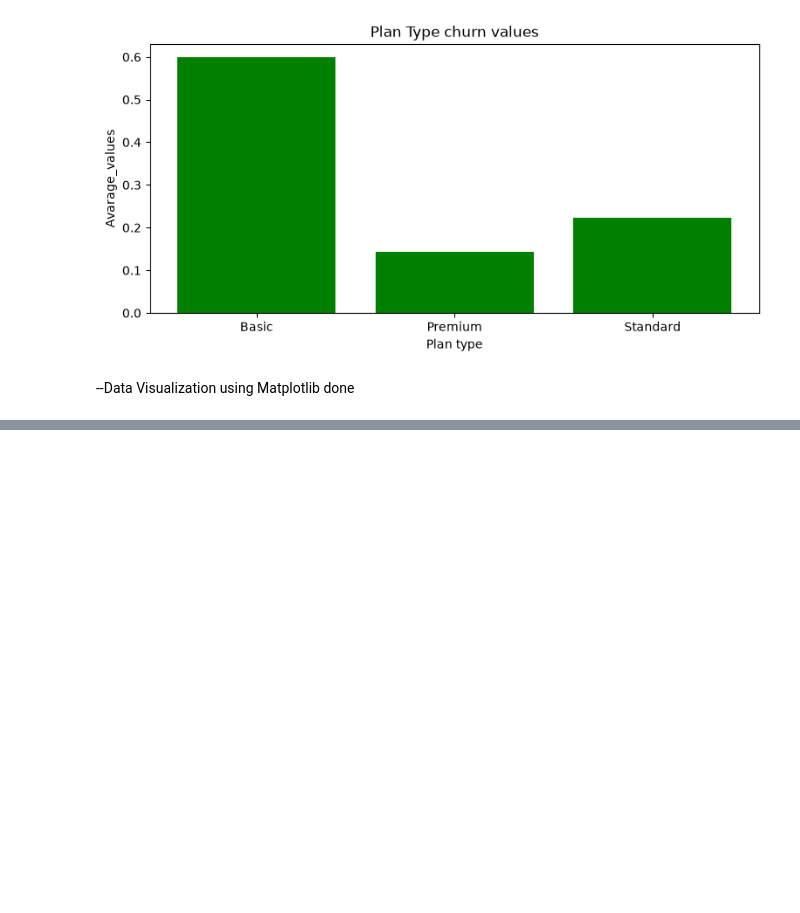
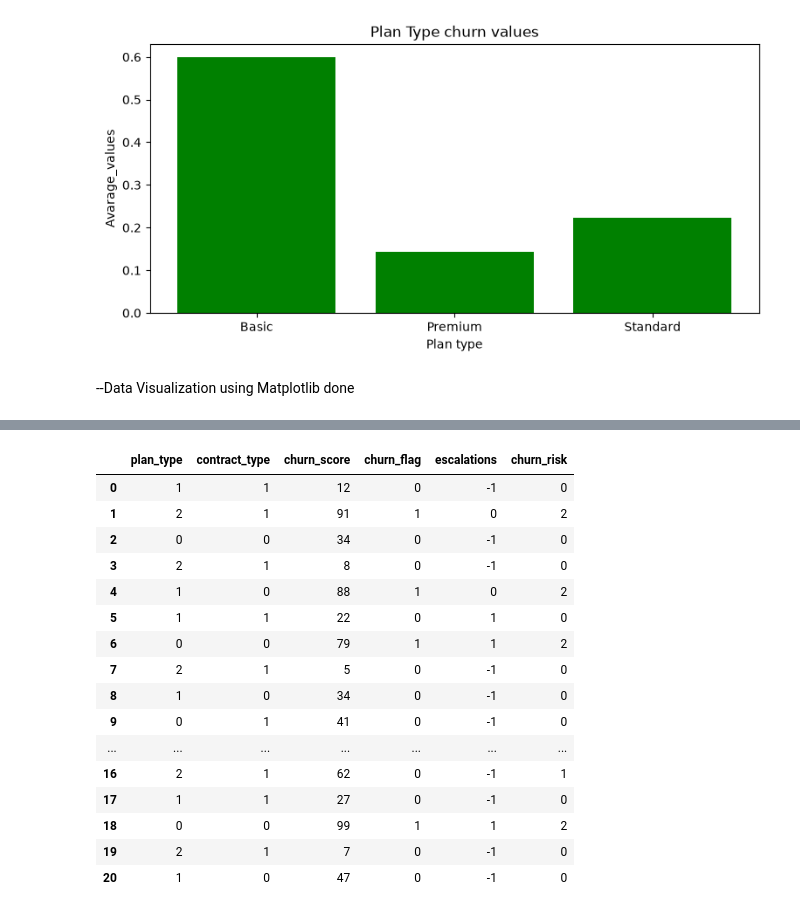
Before and after one commit to Nigam2004/Churn_Analysis, a Jupyter notebook: Churn_analysis.ipynb, the cells around one changed output, grey strips where cells are left out. Cells and saved outputs as stored; diff of their text form; code cells hidden in the pictures; blank space fills up the shorter version.

```diff
--- a/Churn_analysis.ipynb
+++ b/Churn_analysis.ipynb
@@ -577,0 +633,20 @@ plt.show()
+# %%
+df_encode
+# %% [output]
+|  | plan_type | contract_type | churn_score | churn_flag | escalations | churn_risk |
+| 0 | 1 | 1 | 12 | 0 | -1 | 0 |
+| 1 | 2 | 1 | 91 | 1 | 0 | 2 |
+| 2 | 0 | 0 | 34 | 0 | -1 | 0 |
+| 3 | 2 | 1 | 8 | 0 | -1 | 0 |
+| 4 | 1 | 0 | 88 | 1 | 0 | 2 |
+| 5 | 1 | 1 | 22 | 0 | 1 | 0 |
+| 6 | 0 | 0 | 79 | 1 | 1 | 2 |
+| 7 | 2 | 1 | 5 | 0 | -1 | 0 |
+| 8 | 1 | 0 | 34 | 0 | -1 | 0 |
+| 9 | 0 | 1 | 41 | 0 | -1 | 0 |
+| ... | ... | ... | ... | ... | ... | ... |
+| 16 | 2 | 1 | 62 | 0 | -1 | 1 |
+| 17 | 1 | 1 | 27 | 0 | -1 | 0 |
+| 18 | 0 | 0 | 99 | 1 | 1 | 2 |
+| 19 | 2 | 1 | 7 | 0 | -1 | 0 |
+| 20 | 1 | 0 | 47 | 0 | -1 | 0 |
```
Also changed, not shown: parts of 8 cells of this notebook.
